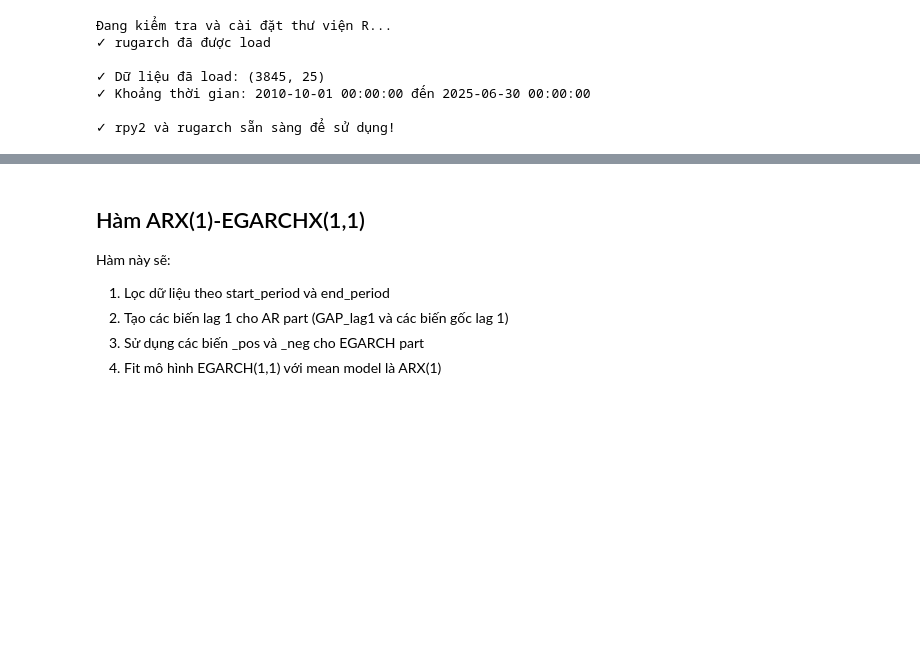
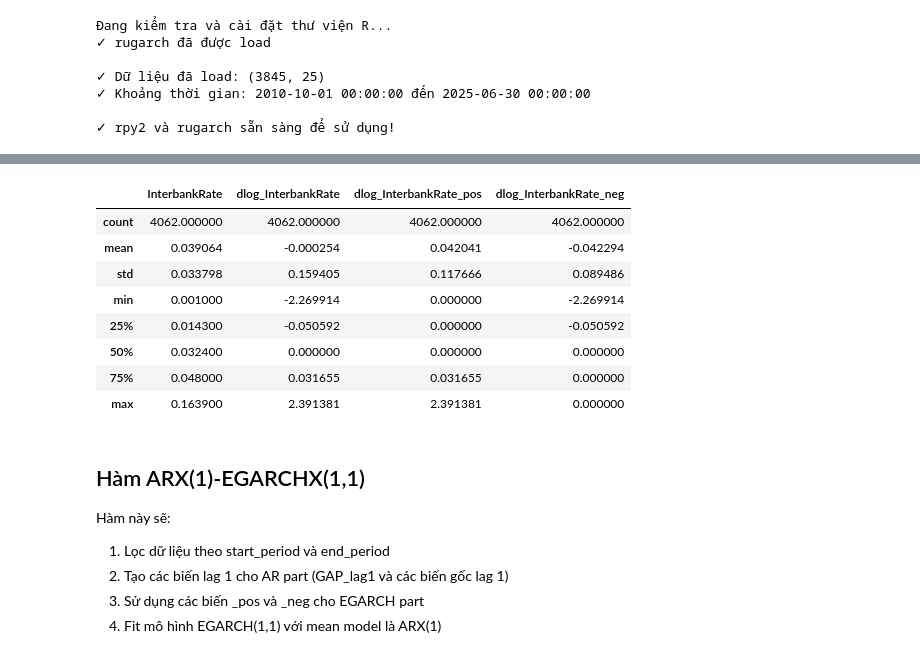
Before and after one commit to Dang-Huy/Group-2-Timeseries, a Jupyter notebook: model_asymmetric_group2.ipynb, the cells around one changed output, grey strips where cells are left out. Cells and saved outputs as stored; diff of their text form; code cells hidden in the pictures; blank space fills up the shorter version.

```diff
--- a/model_asymmetric_group2.ipynb
+++ b/model_asymmetric_group2.ipynb
@@ -73,3 +171,15 @@ Index(['dlog_GoldPrice', 'dlog_VNIndex_pos', 'dlog_VNIndex_neg',
+# %%
+interbankrate.describe()
+# %% [output]
+|  | InterbankRate | dlog_InterbankRate | dlog_InterbankRate_pos | dlog_InterbankRate_neg |
+| count | 4062.000000 | 4062.000000 | 4062.000000 | 4062.000000 |
+| mean | 0.039064 | -0.000254 | 0.042041 | -0.042294 |
+| std | 0.033798 | 0.159405 | 0.117666 | 0.089486 |
+| min | 0.001000 | -2.269914 | 0.000000 | -2.269914 |
+| 25% | 0.014300 | -0.050592 | 0.000000 | -0.050592 |
+| 50% | 0.032400 | 0.000000 | 0.000000 | 0.000000 |
+| 75% | 0.048000 | 0.031655 | 0.031655 | 0.000000 |
+| max | 0.163900 | 2.391381 | 2.391381 | 0.000000 |
 # %% [markdown]
 ## Hàm ARX(1)-EGARCHX(1,1)
 
```
Also changed, not shown: parts of 12 cells of this notebook, 6 other files.
